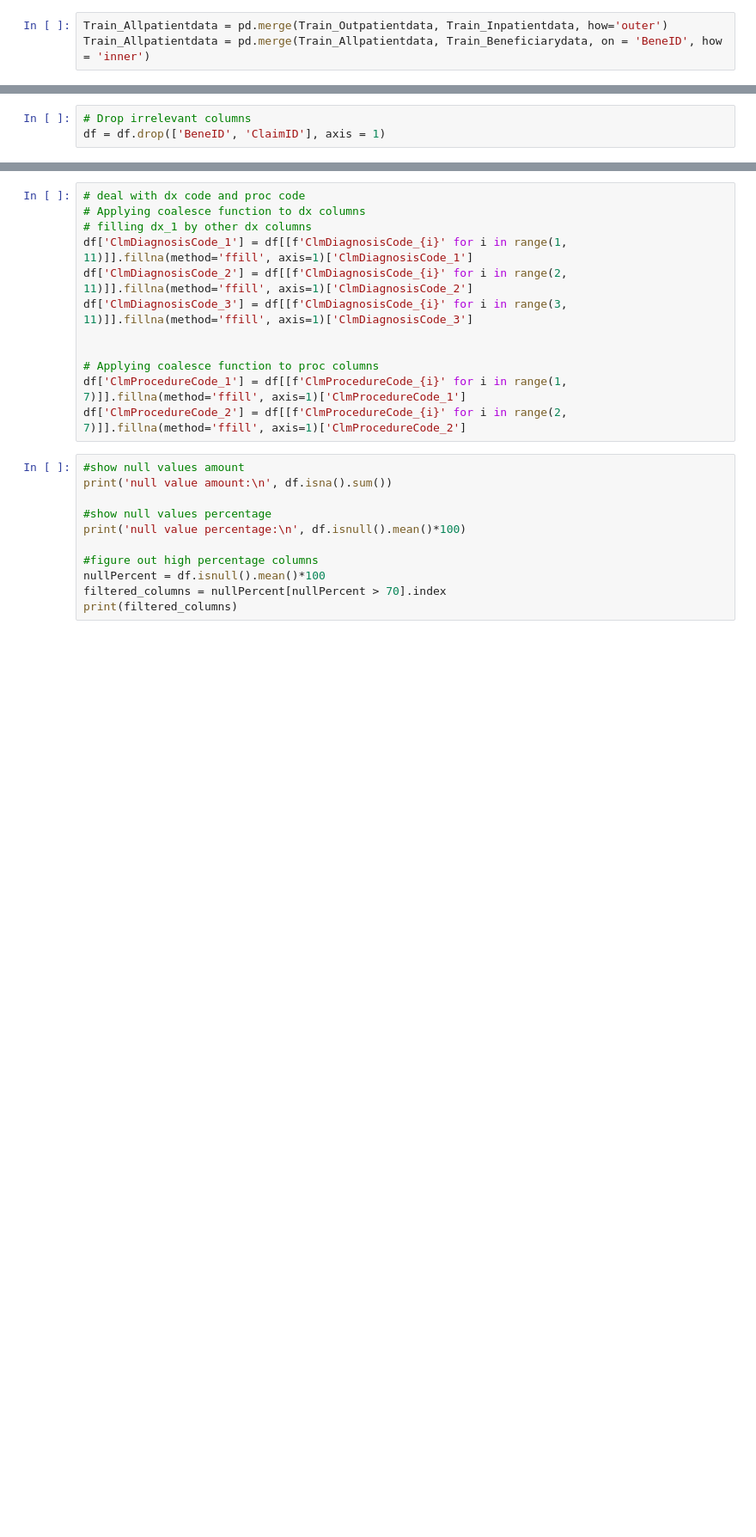
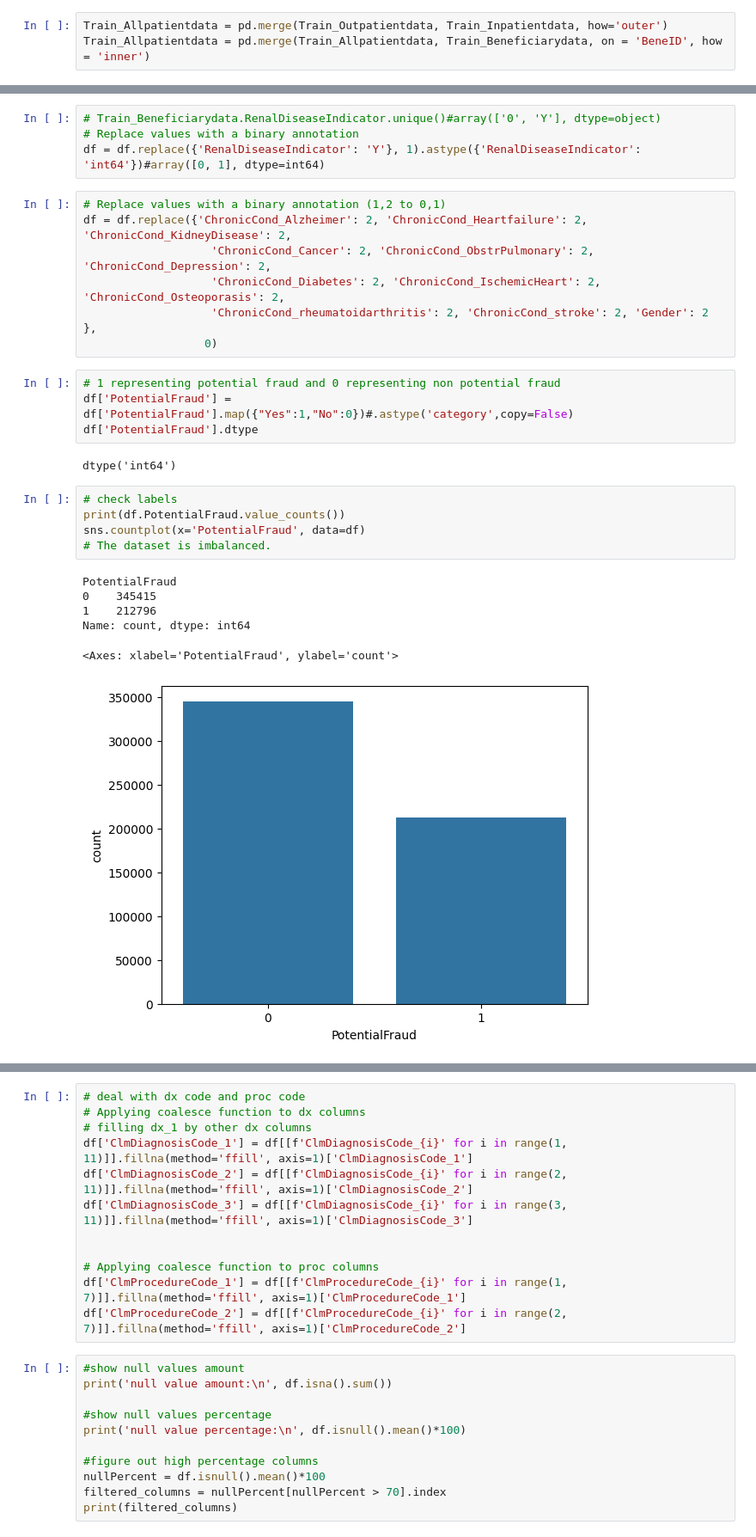
Before and after one commit to yingliu1206/Fraud-detection-In-Health-Care, a Jupyter notebook: code.ipynb, the cells around one changed output, grey strips where cells are left out. Shown at 86% size. Cells and saved outputs as stored; diff of their text form; blank space fills up the shorter version.

Commit message:
add part of data preprocessing

```diff
--- a/code.ipynb
+++ b/code.ipynb
@@ -351,3 +338,0 @@ df
-# %%
-# Drop irrelevant columns
-df = df.drop(['BeneID', 'ClaimID'], axis = 1)
@@ -354,3 +351,32 @@ df = df.drop(['BeneID', 'ClaimID'], axis = 1)
+# %%
+# Train_Beneficiarydata.RenalDiseaseIndicator.unique()#array(['0', 'Y'], dtype=object)
+# Replace values with a binary annotation
+df = df.replace({'RenalDiseaseIndicator': 'Y'}, 1).astype({'RenalDiseaseIndicator': 'int64'})#array([0, 1], dtype=int64)
+# %%
+# Replace values with a binary annotation (1,2 to 0,1)
+df = df.replace({'ChronicCond_Alzheimer': 2, 'ChronicCond_Heartfailure': 2, 'ChronicCond_KidneyDisease': 2,
+                   'ChronicCond_Cancer': 2, 'ChronicCond_ObstrPulmonary': 2, 'ChronicCond_Depression': 2,
+                   'ChronicCond_Diabetes': 2, 'ChronicCond_IschemicHeart': 2, 'ChronicCond_Osteoporasis': 2,
+                   'ChronicCond_rheumatoidarthritis': 2, 'ChronicCond_stroke': 2, 'Gender': 2 },
+                  0)
+# %%
+# 1 representing potential fraud and 0 representing non potential fraud
+df['PotentialFraud'] = df['PotentialFraud'].map({"Yes":1,"No":0})#.astype('category',copy=False)
+df['PotentialFraud'].dtype
+# %% [output]
+dtype('int64')
+# %%
+# check labels
+print(df.PotentialFraud.value_counts())
+sns.countplot(x='PotentialFraud', data=df)
+# The dataset is imbalanced.
+# %% [output]
+PotentialFraud
+0    345415
+1    212796
+Name: count, dtype: int64
+<Axes: xlabel='PotentialFraud', ylabel='count'>
+[figure, added]
 # %%
 #show null values amount
 print('null value amount:\n', df.isna().sum())
```
Also changed, not shown: parts of 30 cells of this notebook.
